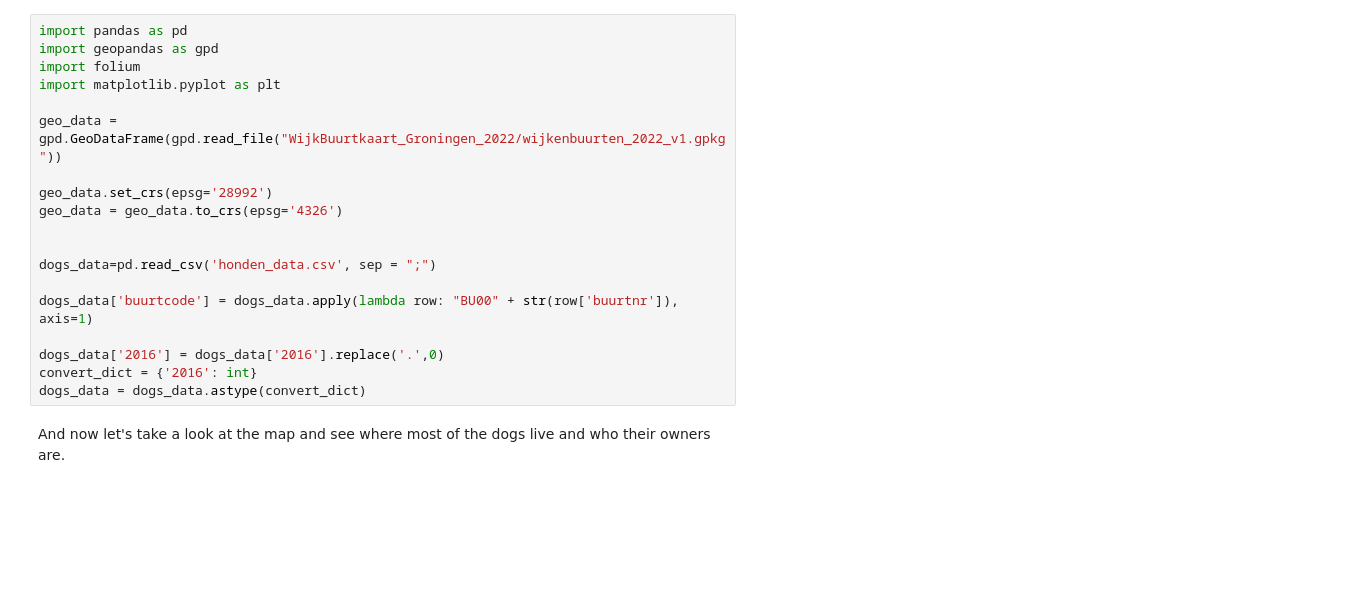
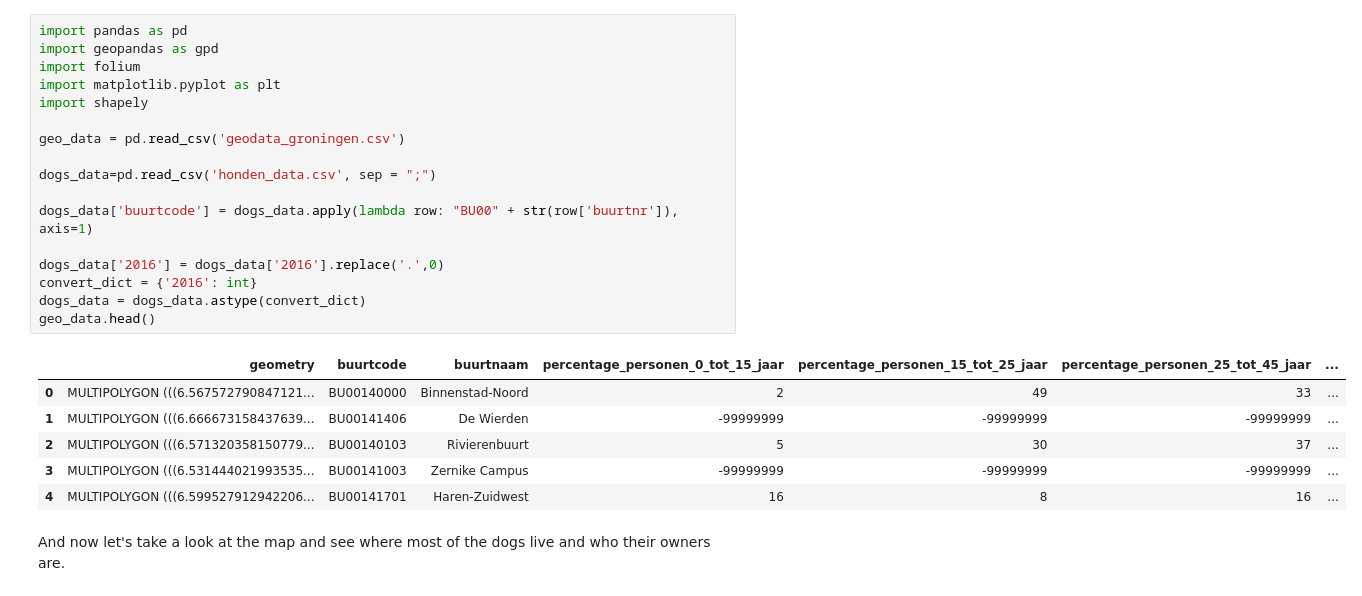
Before and after one commit to datascientist211/data_analytics, a Jupyter notebook: Nederland/Gron_pet_analysis/dogs_on_map.ipynb, the cells around one changed output. Saved outputs shown, nothing was run; the diff lists cells and outputs as text; blank space fills up the shorter version.

```diff
--- a/Nederland/Gron_pet_analysis/dogs_on_map.ipynb
+++ b/Nederland/Gron_pet_analysis/dogs_on_map.ipynb
@@ -14,22 +47,27 @@ Now let's read the geo database, convert Rijksdriehoeksmeting (RD) GIS coordinat
 # %%
 import pandas as pd
 import geopandas as gpd
 import folium
 import matplotlib.pyplot as plt
+import shapely
 
-geo_data = gpd.GeoDataFrame(gpd.read_file("WijkBuurtkaart_Groningen_2022/wijkenbuurten_2022_v1.gpkg"))
-
-geo_data.set_crs(epsg='28992')
-geo_data = geo_data.to_crs(epsg='4326')
-
+geo_data = pd.read_csv('geodata_groningen.csv')
 
 dogs_data=pd.read_csv('honden_data.csv', sep = ";")
 
 dogs_data['buurtcode'] = dogs_data.apply(lambda row: "BU00" + str(row['buurtnr']), axis=1)
 
 dogs_data['2016'] = dogs_data['2016'].replace('.',0)
 convert_dict = {'2016': int}
 dogs_data = dogs_data.astype(convert_dict)
+geo_data.head()
+# %% [output]
+|  | geometry | buurtcode | buurtnaam | percentage_personen_0_tot_15_jaar | percentage_personen_15_tot_25_jaar | percentage_personen_25_tot_45_jaar | ... |
+| 0 | MULTIPOLYGON (((6.567572790847121... | BU00140000 | Binnenstad-Noord | 2 | 49 | 33 | ... |
+| 1 | MULTIPOLYGON (((6.666673158437639... | BU00141406 | De Wierden | -99999999 | -99999999 | -99999999 | ... |
+| 2 | MULTIPOLYGON (((6.571320358150779... | BU00140103 | Rivierenbuurt | 5 | 30 | 37 | ... |
+| 3 | MULTIPOLYGON (((6.531444021993535... | BU00141003 | Zernike Campus | -99999999 | -99999999 | -99999999 | ... |
+| 4 | MULTIPOLYGON (((6.599527912942206... | BU00141701 | Haren-Zuidwest | 16 | 8 | 16 | ... |
 # %% [markdown]
 And now let's take a look at the map and see where most of the dogs live and who their owners are.
 # %%
```
Also changed, not shown: parts of 2 cells of this notebook, 7 other files.
